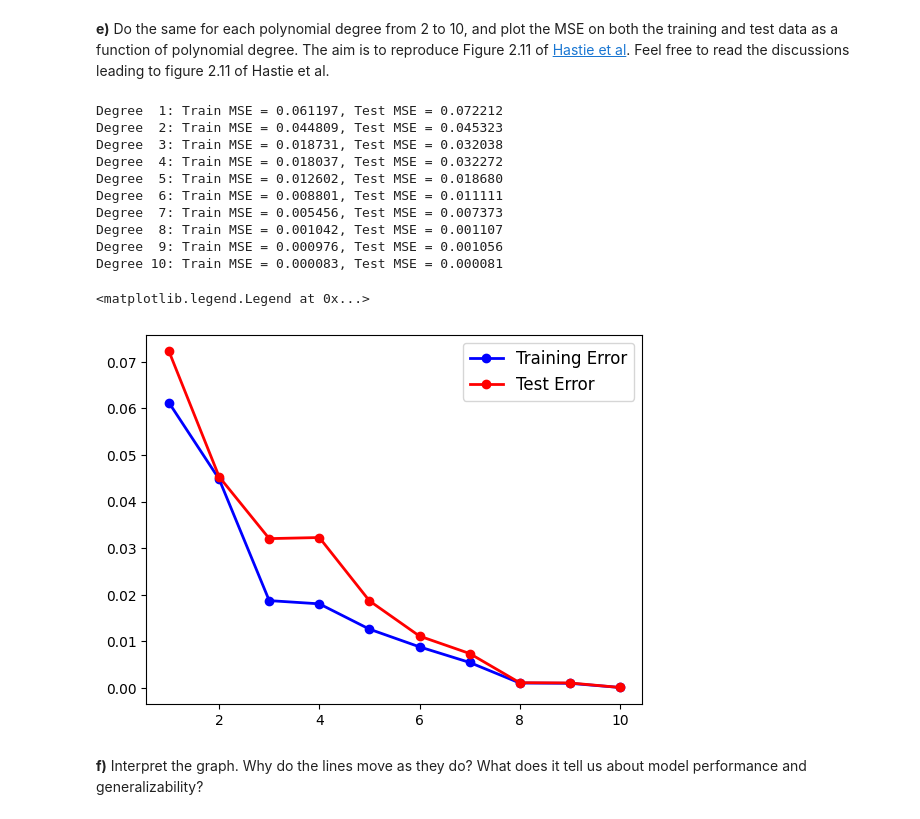
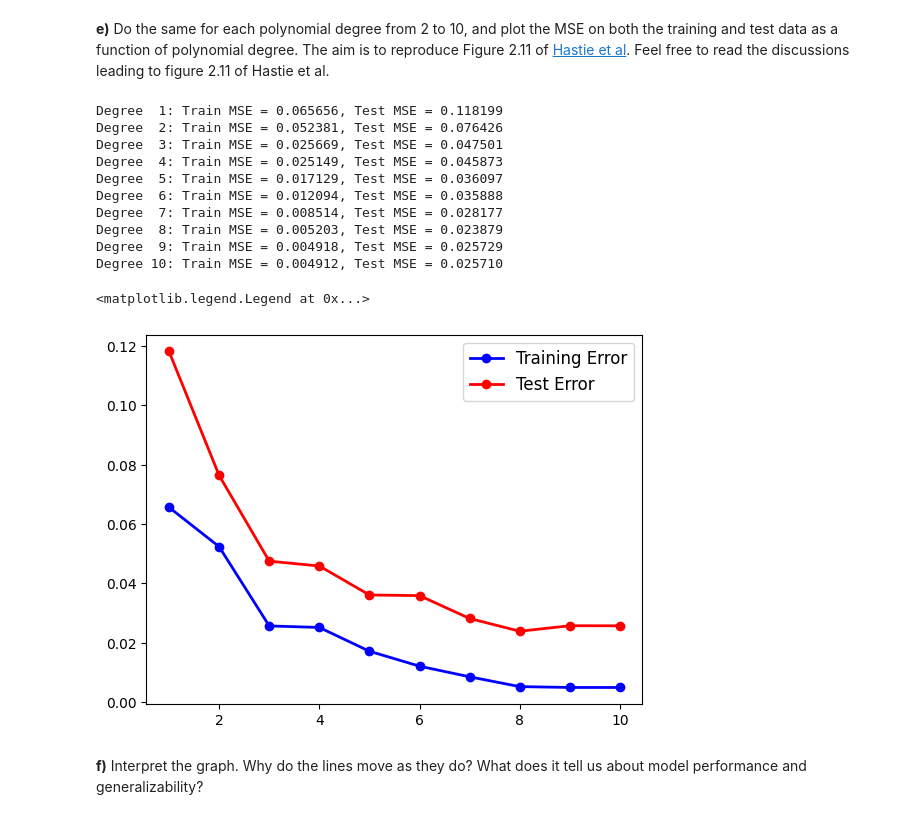
Before and after one commit to EiHol/FYSSTK3155, a Jupyter notebook: Week35/Notebook_W35.ipynb, the cells around one changed output. Saved outputs shown, nothing was run; the diff lists cells and outputs as text; code cells hidden in the pictures.

```diff
--- a/Week35/Notebook_W35.ipynb
+++ b/Week35/Notebook_W35.ipynb
@@ -230,7 +230,7 @@ In this course, we typically do linear regression using polynomials, though in r
 
 When fitting a polynomial with linear regression, we make each polynomial degree($x, x^2, x^3, ..., x^p$) its own feature.
 # %%
-n = 100
+n = 50
 x = np.linspace(-3, 3, n)
 y = np.exp(-x**2) + 1.5 * np.exp(-(x-2)**2) + np.random.normal(0, 0.1)
 # %% [markdown]
@@ -287,53 +287,60 @@ Training mean squared error 0.019090292919352086
 # %%
 import matplotlib.pyplot as plt
 
-degrees = range(1, 11)  # 1 to 10 as requested (2 to 10 would be range(2, 11))
+# Generate the data (same as given in task 4)
+n = 50
+x = np.linspace(-3, 3, n)
+y = np.exp(-x**2) + 1.5 * np.exp(-(x-2)**2) + np.random.normal(0, 0.1, n)
+
+# Split the 1D data first
+x_train, x_test, y_train, y_test = train_test_split(x, y, test_size=0.25, random_state=42)
+
+# Task 4e: MSE vs polynomial degree
+degrees = range(1, 11)  # 1 to 10 as requested
 MSE_train = []
 MSE_test = []
-
-x_train, x_test, y_train, y_test = train_test_split(x, y)
 
 # Iterating over all degrees
 for degree in degrees:
 
-    # Create design matrices for current polynomial degree using original 1D arrays
+    # Create design matrices for current polynomial degree
     X_train = polynomial_features(x_train, degree)
     X_test = polynomial_features(x_test, degree)
 
     # Train the model (find optimal parameters)
     beta = OLS_parameters(X_train, y_train)
 
     # Make predictions
     y_train_pred = X_train @ beta
     y_test_pred = X_test @ beta
 
     # Calculate MSE for both training and test data
     train_mse_current = MSE(y_train, y_train_pred)
     test_mse_current = MSE(y_test, y_test_pred)
 
     # Store results
     MSE_train.append(train_mse_current)
     MSE_test.append(test_mse_current)
 
     # Print results
     print(f"Degree {degree:2d}: Train MSE = {train_mse_current:.6f}, Test MSE = {test_mse_current:.6f}")
 
 plt.plot(degrees, MSE_train, 'o-', color='blue', label='Training Error', linewidth=2, markersize=6)
 plt.plot(degrees, MSE_test, 'o-', color='red', label='Test Error', linewidth=2, markersize=6)
 plt.legend(fontsize=12)
 # %% [output]
-Degree  1: Train MSE = 0.061197, Test MSE = 0.072212
-Degree  2: Train MSE = 0.044809, Test MSE = 0.045323
-Degree  3: Train MSE = 0.018731, Test MSE = 0.032038
-Degree  4: Train MSE = 0.018037, Test MSE = 0.032272
-Degree  5: Train MSE = 0.012602, Test MSE = 0.018680
-Degree  6: Train MSE = 0.008801, Test MSE = 0.011111
-Degree  7: Train MSE = 0.005456, Test MSE = 0.007373
-Degree  8: Train MSE = 0.001042, Test MSE = 0.001107
-Degree  9: Train MSE = 0.000976, Test MSE = 0.001056
-Degree 10: Train MSE = 0.000083, Test MSE = 0.000081
+Degree  1: Train MSE = 0.065656, Test MSE = 0.118199
+Degree  2: Train MSE = 0.052381, Test MSE = 0.076426
+Degree  3: Train MSE = 0.025669, Test MSE = 0.047501
+Degree  4: Train MSE = 0.025149, Test MSE = 0.045873
+Degree  5: Train MSE = 0.017129, Test MSE = 0.036097
+Degree  6: Train MSE = 0.012094, Test MSE = 0.035888
+Degree  7: Train MSE = 0.008514, Test MSE = 0.028177
+Degree  8: Train MSE = 0.005203, Test MSE = 0.023879
+Degree  9: Train MSE = 0.004918, Test MSE = 0.025729
+Degree 10: Train MSE = 0.004912, Test MSE = 0.025710
 <matplotlib.legend.Legend at 0x...>
-[figure, old version]
+[figure, new version]
 # %% [markdown]
 **f)** Interpret the graph. Why do the lines move as they do? What does it tell us about model performance and generalizability?
 # %% [markdown]
```
Also changed, not shown: parts of 1 cell of this notebook.
